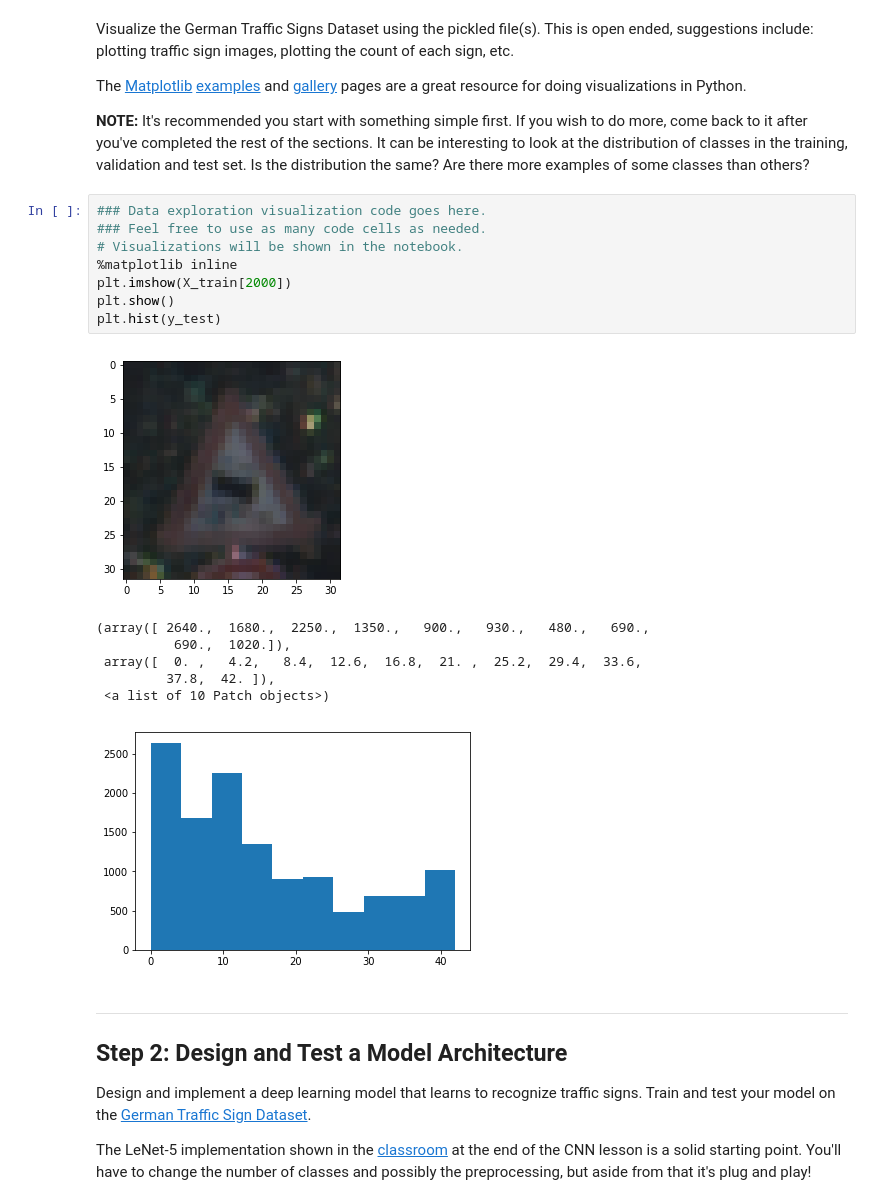
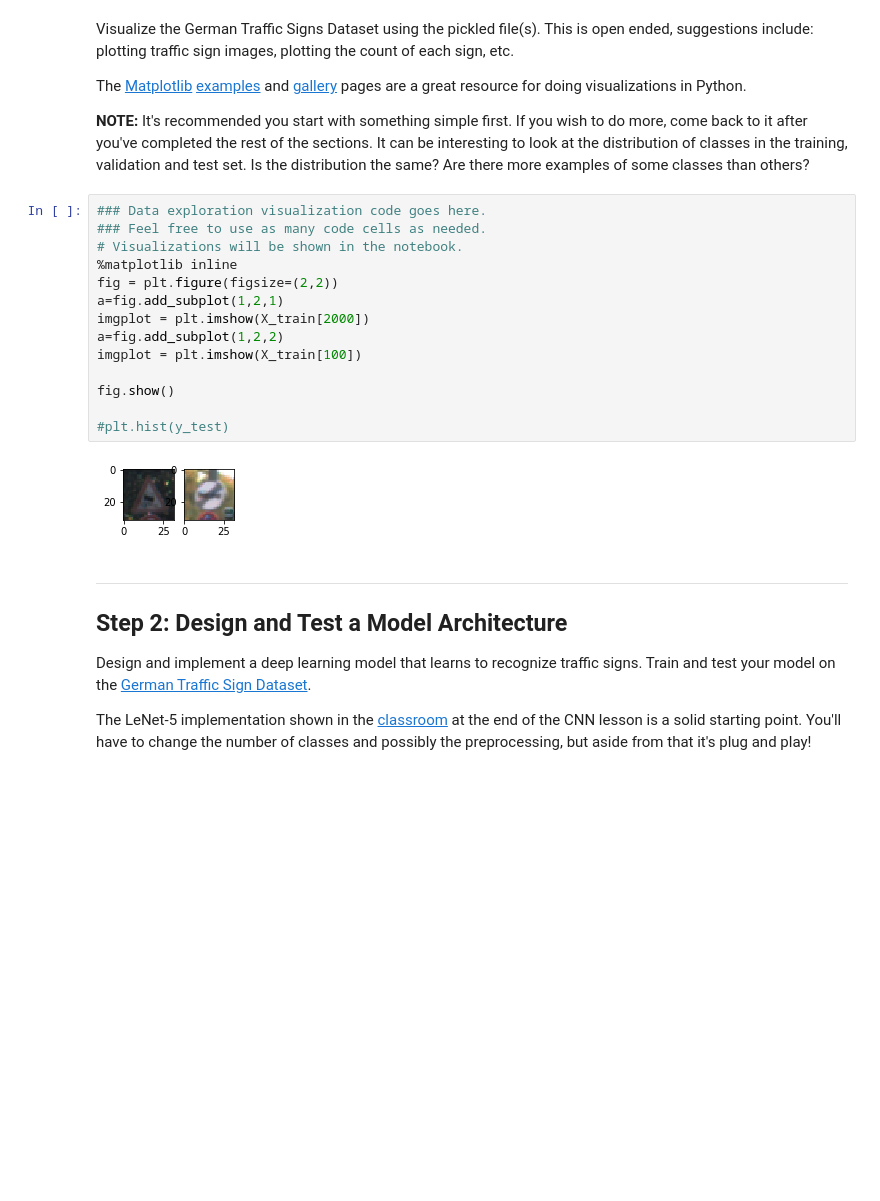
Before and after one commit to rosocz/TrafficSign, a Jupyter notebook: Traffic_Sign_Classifier.ipynb, the cells around one changed output. Drawn from its saved outputs; the diff is of its cells as text; blank space fills up the shorter version.

```diff
--- a/Traffic_Sign_Classifier.ipynb
+++ b/Traffic_Sign_Classifier.ipynb
@@ -98,19 +96,19 @@ The [Matplotlib](http://matplotlib.org/) [examples](http://matplotlib.org/exampl
 # %%
 ### Data exploration visualization code goes here.
 ### Feel free to use as many code cells as needed.
 # Visualizations will be shown in the notebook.
 %matplotlib inline
-plt.imshow(X_train[2000])
-plt.show()
-plt.hist(y_test)
+fig = plt.figure(figsize=(2,2))
+a=fig.add_subplot(1,2,1)
+imgplot = plt.imshow(X_train[2000])
+a=fig.add_subplot(1,2,2)
+imgplot = plt.imshow(X_train[100])
+
+fig.show()
+
+#plt.hist(y_test)
 # %% [output]
-[figure, old version]
+[figure, new version]
-(array([ 2640.,  1680.,  2250.,  1350.,   900.,   930.,   480.,   690.,
-          690.,  1020.]),
- array([  0. ,   4.2,   8.4,  12.6,  16.8,  21. ,  25.2,  29.4,  33.6,
-         37.8,  42. ]),
- <a list of 10 Patch objects>)
-[figure, removed]
 # %% [markdown]
 ----
 
```
Also changed, not shown: parts of 15 cells of this notebook.
